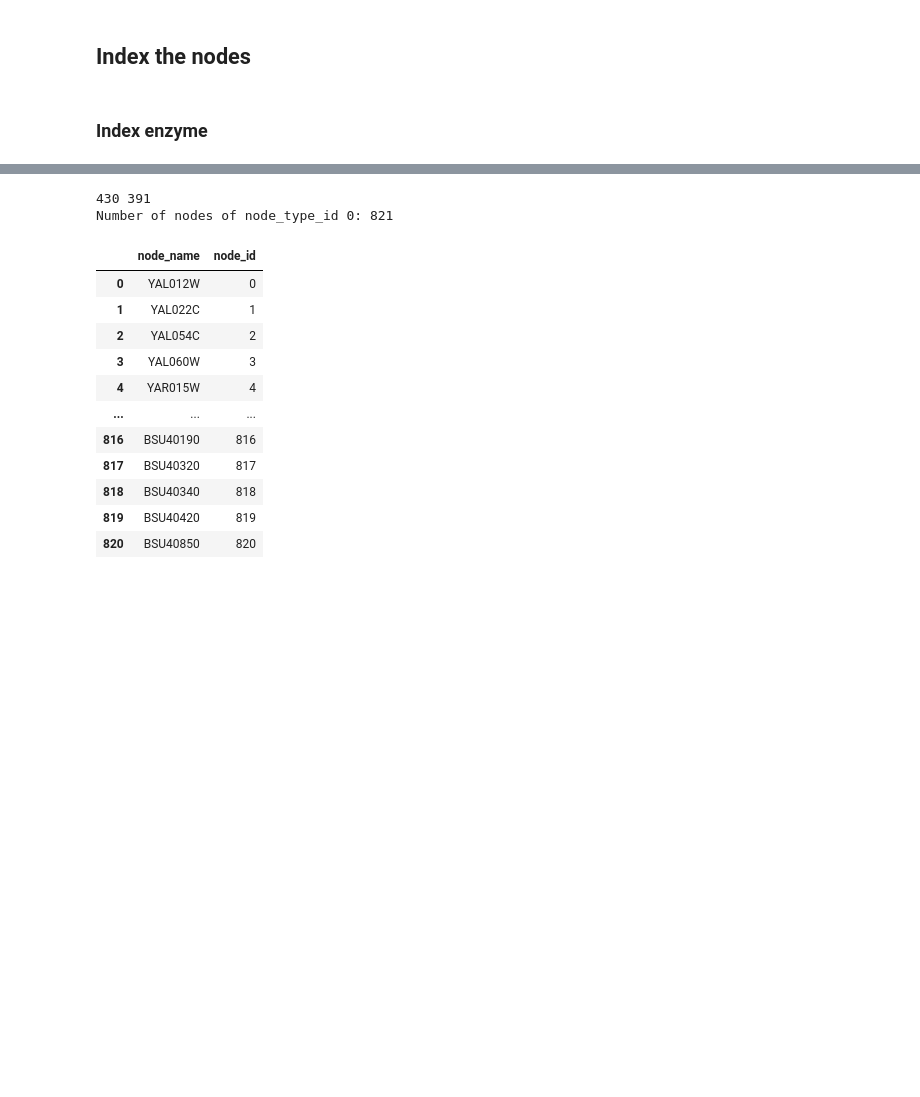
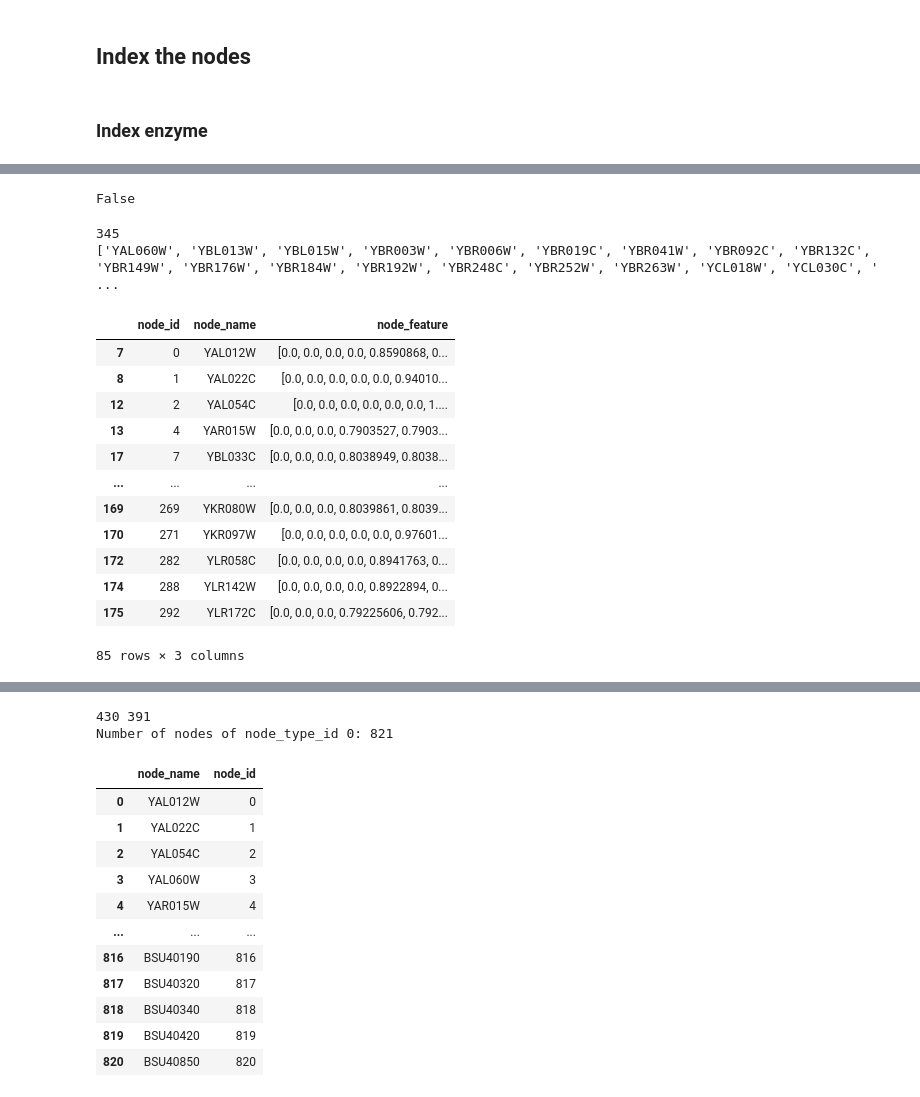
Before and after one commit to iamyufan/AlphaFold-Research, a Jupyter notebook: gnn/data/preprocess/data_preprocess.ipynb, the cells around one changed output, grey strips where cells are left out. Saved outputs shown, nothing was run; the diff lists cells and outputs as text; code cells hidden in the pictures; blank space fills up the shorter version.

```diff
--- a/gnn/data/preprocess/data_preprocess.ipynb
+++ b/gnn/data/preprocess/data_preprocess.ipynb
@@ -33,0 +66,3 @@ mvec
+# %%
+def conver_feature_to_list(x):
+    return imm904_dict[x]
@@ -33,0 +77,8 @@ mvec
+# %%
+imm904_dict = pickle.load(open('af2_out/imm904_output.pkl', 'rb'))
+
+imm904_e = pd.DataFrame.from_dict(imm904_dict, orient='index')
+imm904_e.reset_index(inplace=True)
+imm904_e['node_name'] = imm904_e['index'].apply(lambda x: x.split('/')[-1].split('.')[0])
+af2_out = list(imm904_e['node_name'])
+af2_out
@@ -33,0 +124,48 @@ mvec
+# %%
+'YAL060W' in af2_out
+# %% [output]
+False
+# %%
+imm_enzymes = list(index_e.iloc[:430, :].index)
+counter = 0
+no = []
+for item in imm_enzymes:
+    if item in af2_out:
+        continue
+    else:
+        counter += 1
+        no.append(item)
+
+print(counter)
+print(no)
+# %% [output]
+345
+['YAL060W', 'YBL013W', 'YBL015W', 'YBR003W', 'YBR006W', 'YBR019C', 'YBR041W', 'YBR092C', 'YBR132C', 'YBR149W', 'YBR176W', 'YBR184W', 'YBR192W', 'YBR248C', 'YBR252W', 'YBR263W', 'YCL018W', 'YCL030C', ' ...
+# %%
+imm904_dict = pickle.load(open('af2_out/imm904_output.pkl', 'rb'))
+
+imm904_e = pd.DataFrame.from_dict(imm904_dict, orient='index')
+imm904_e.reset_index(inplace=True)
+imm904_e['node_name'] = imm904_e['index'].apply(lambda x: x.split('/')[-1].split('.')[0])
+imm904_e['node_feature'] = imm904_e['index'].apply(conver_feature_to_list)
+
+imm904_e['in_index'] = imm904_e['node_name'].apply(lambda x: x in list(index_e.index))
+# imm904_e['node_id'] = imm904_e['node_name'].apply(lambda x: index_e[x]) #np.arange(imm904_e.shape[0])
+imm904_e = imm904_e[imm904_e['in_index'] == True]
+imm904_e['node_id'] = imm904_e['node_name'].apply(lambda x: index_e.loc[x, 'node_id'])
+imm904_e = imm904_e.loc[:, ['node_id', 'node_name', 'node_feature']]
+imm904_e
+# %% [output]
+|  | node_id | node_name | node_feature |
+| 7 | 0 | YAL012W | [0.0, 0.0, 0.0, 0.0, 0.8590868, 0... |
+| 8 | 1 | YAL022C | [0.0, 0.0, 0.0, 0.0, 0.0, 0.94010... |
+| 12 | 2 | YAL054C | [0.0, 0.0, 0.0, 0.0, 0.0, 0.0, 1.... |
+| 13 | 4 | YAR015W | [0.0, 0.0, 0.0, 0.7903527, 0.7903... |
+| 17 | 7 | YBL033C | [0.0, 0.0, 0.0, 0.8038949, 0.8038... |
+| ... | ... | ... | ... |
+| 169 | 269 | YKR080W | [0.0, 0.0, 0.0, 0.8039861, 0.8039... |
+| 170 | 271 | YKR097W | [0.0, 0.0, 0.0, 0.0, 0.0, 0.97601... |
+| 172 | 282 | YLR058C | [0.0, 0.0, 0.0, 0.0, 0.8941763, 0... |
+| 174 | 288 | YLR142W | [0.0, 0.0, 0.0, 0.0, 0.8922894, 0... |
+| 175 | 292 | YLR172C | [0.0, 0.0, 0.0, 0.79225606, 0.792... |
+85 rows × 3 columns
```
Also changed, not shown: parts of 11 cells of this notebook, 9 other files.
